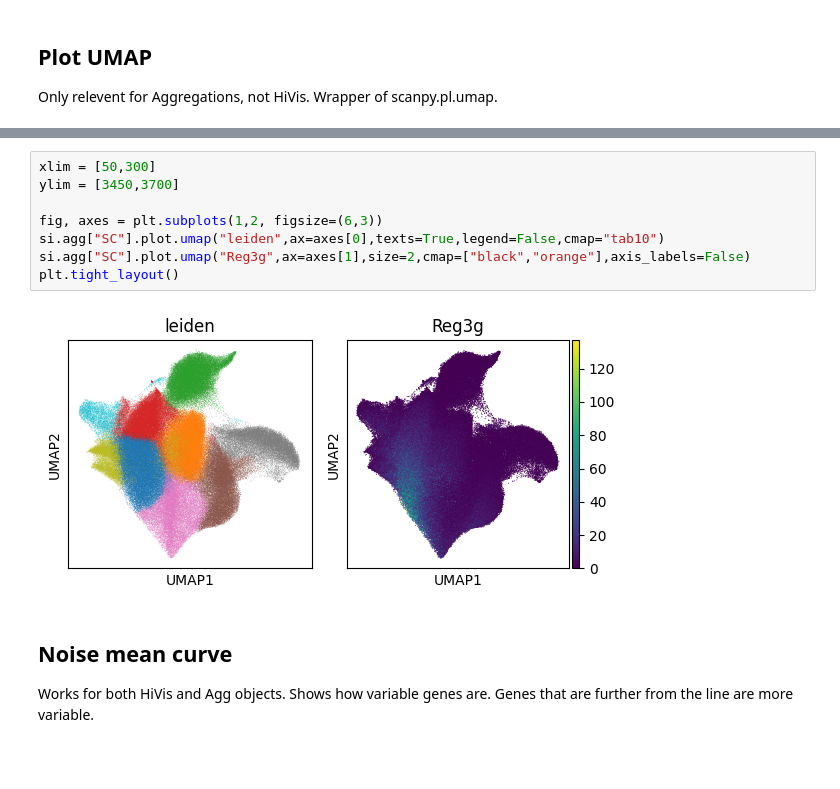
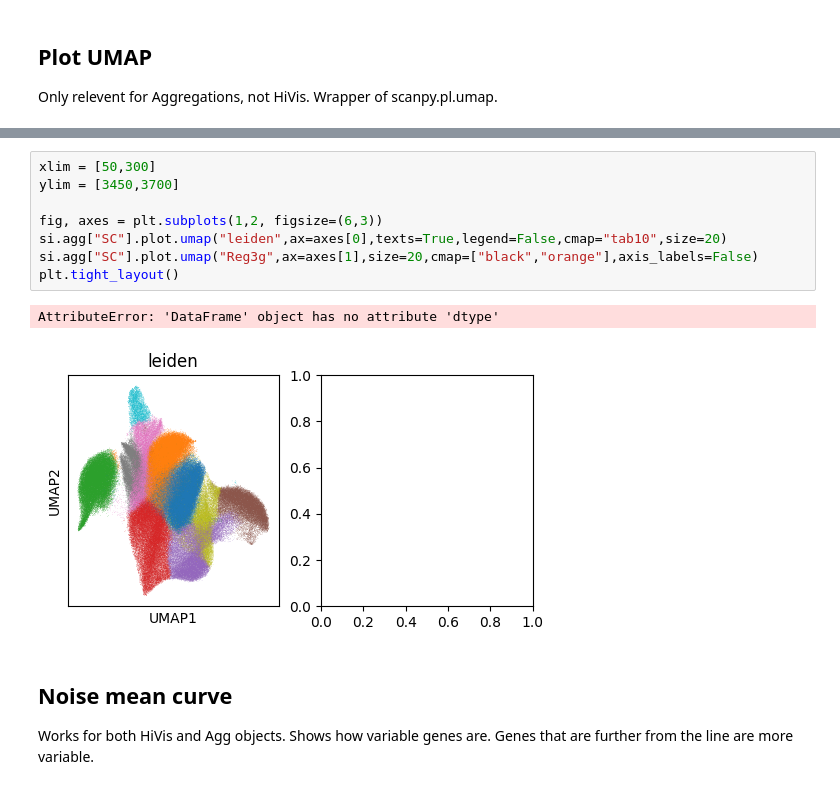
Before and after one commit to roynov01/HiVis, a Jupyter notebook: tutorials/4_plotting.ipynb, the cells around one changed output, grey strips where cells are left out. Cells and saved outputs as stored; diff of their text form; blank space fills up the shorter version.

Commit message:
small changes
* Added __Setitem__ to HiVis and Aggregation. removed add_meta
* tutorial updates
* Initial Cropping now saves CSV position list
* Fixed brightness default value in spatial plot

```diff
--- a/tutorials/4_plotting.ipynb
+++ b/tutorials/4_plotting.ipynb
@@ -180,13 +174,14 @@ Only relevent for Aggregations, not HiVis. Wrapper of scanpy.pl.umap.
 # %%
 xlim = [50,300]
 ylim = [3450,3700]
 
 fig, axes = plt.subplots(1,2, figsize=(6,3))
-si.agg["SC"].plot.umap("leiden",ax=axes[0],texts=True,legend=False,cmap="tab10")
-si.agg["SC"].plot.umap("Reg3g",ax=axes[1],size=2,cmap=["black","orange"],axis_labels=False)
+si.agg["SC"].plot.umap("leiden",ax=axes[0],texts=True,legend=False,cmap="tab10",size=20)
+si.agg["SC"].plot.umap("Reg3g",ax=axes[1],size=20,cmap=["black","orange"],axis_labels=False)
 plt.tight_layout()
 # %% [output]
+AttributeError: 'DataFrame' object has no attribute 'dtype'
-[figure, old version]
+[figure, new version]
 # %% [markdown]
 ## Noise mean curve
 Works for both HiVis and Agg objects. Shows how variable genes are. Genes that are further from the line are more variable.
```
Also changed, not shown: parts of 13 cells of this notebook, 7 other files.
